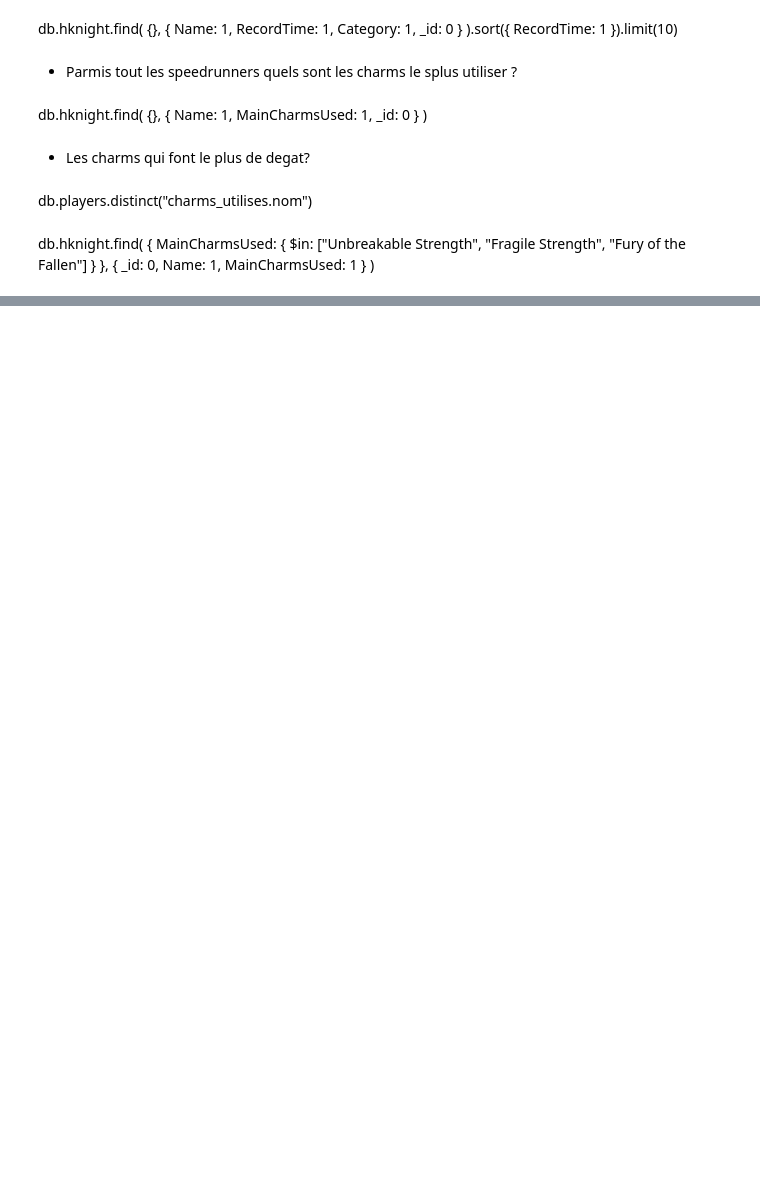
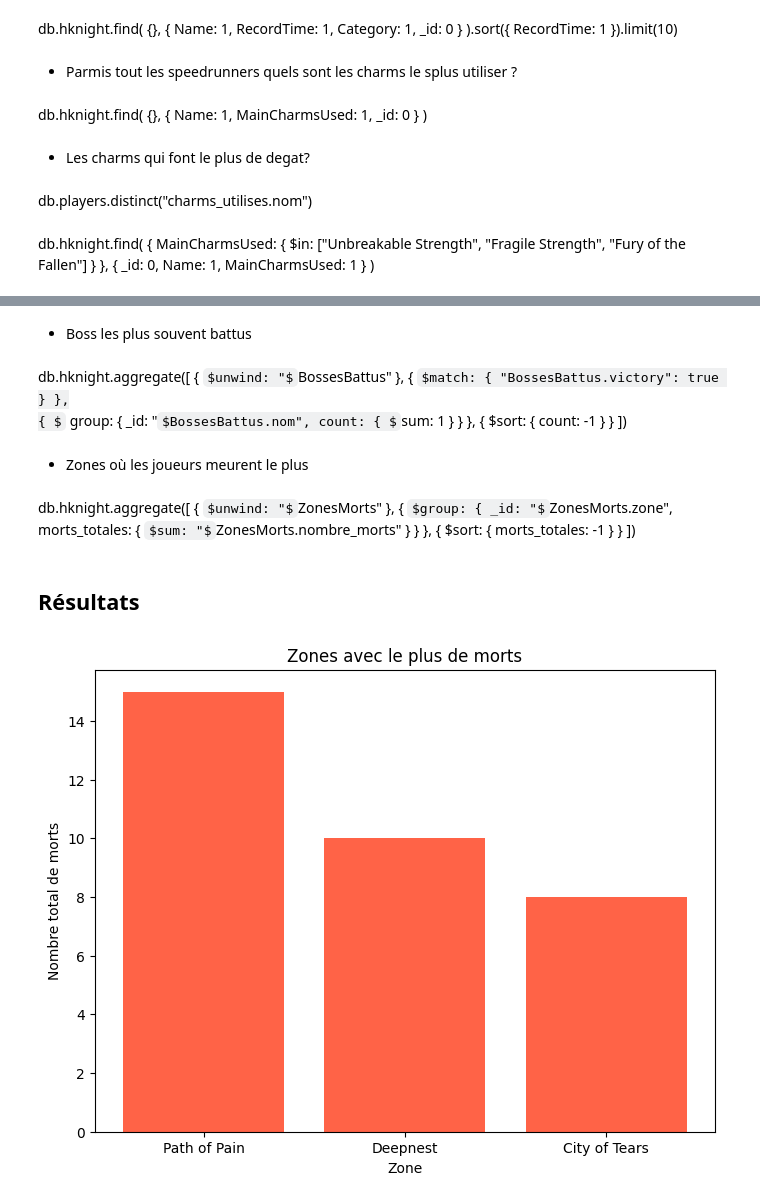
Before and after one commit to Ciffedinne/Nouvelle_BD, a Jupyter notebook: Rapport cas usage - MAHDJOUB Ciffedinne.ipynb, the cells around one changed output, grey strips where cells are left out. Saved outputs shown, nothing was run; the diff lists cells and outputs as text; code cells hidden in the pictures; some formulas as TeX source; blank space fills up the shorter version.

```diff
--- a/Rapport cas usage - MAHDJOUB Ciffedinne.ipynb
+++ b/Rapport cas usage - MAHDJOUB Ciffedinne.ipynb
@@ -118,0 +127,36 @@ db.hknight.find(
+# %% [markdown]
+* Boss les plus souvent battus
+# %% [markdown]
+db.hknight.aggregate([
+  { $unwind: "$BossesBattus" },
+  { $match: { "BossesBattus.victory": true } },
+  { $group: { _id: "$BossesBattus.nom", count: { $sum: 1 } } },
+  { $sort: { count: -1 } }
+])
+# %% [markdown]
+* Zones où les joueurs meurent le plus
+# %% [markdown]
+db.hknight.aggregate([
+  { $unwind: "$ZonesMorts" },
+  { $group: { _id: "$ZonesMorts.zone", morts_totales: { $sum: "$ZonesMorts.nombre_morts" } } },
+  { $sort: { morts_totales: -1 } }
+])
+# %% [markdown]
+## Résultats
+# %%
+
+import pandas as pd
+import matplotlib.pyplot as plt
+
+# Exemple de structure simulée
+data = {'Zones': ['Path of Pain', 'Deepnest', 'City of Tears'], 'Morts Totales': [15, 10, 8]}
+df = pd.DataFrame(data)
+
+plt.figure(figsize=(8,6))
+plt.bar(df['Zones'], df['Morts Totales'], color='tomato')
+plt.title('Zones avec le plus de morts')
+plt.xlabel('Zone')
+plt.ylabel('Nombre total de morts')
+plt.show()
+# %% [output]
+[figure, added]
```
Also changed, not shown: parts of 5 cells of this notebook.
